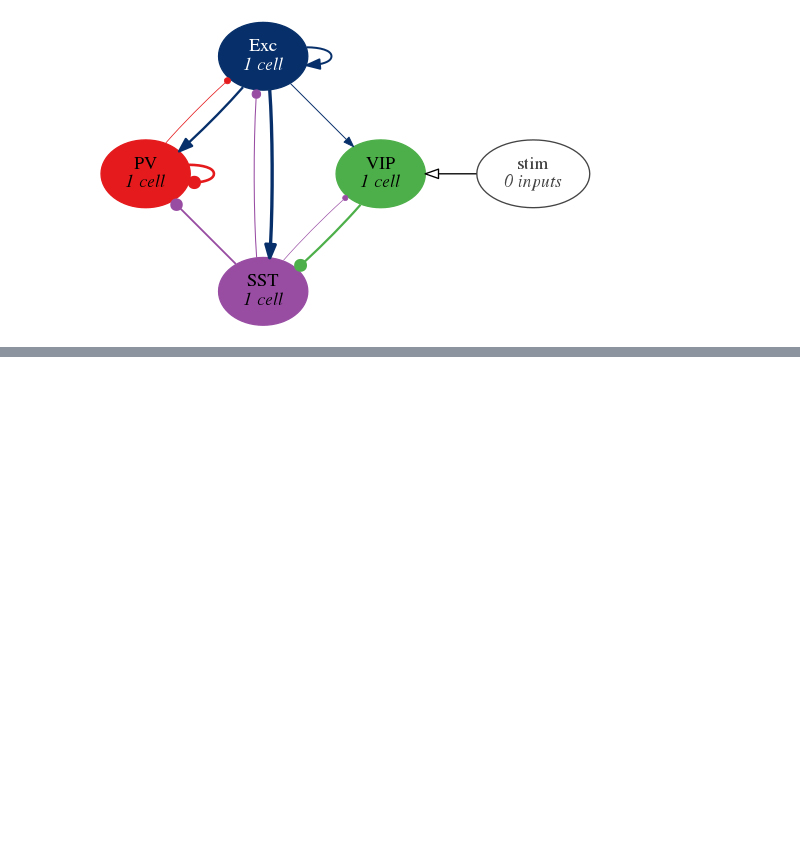
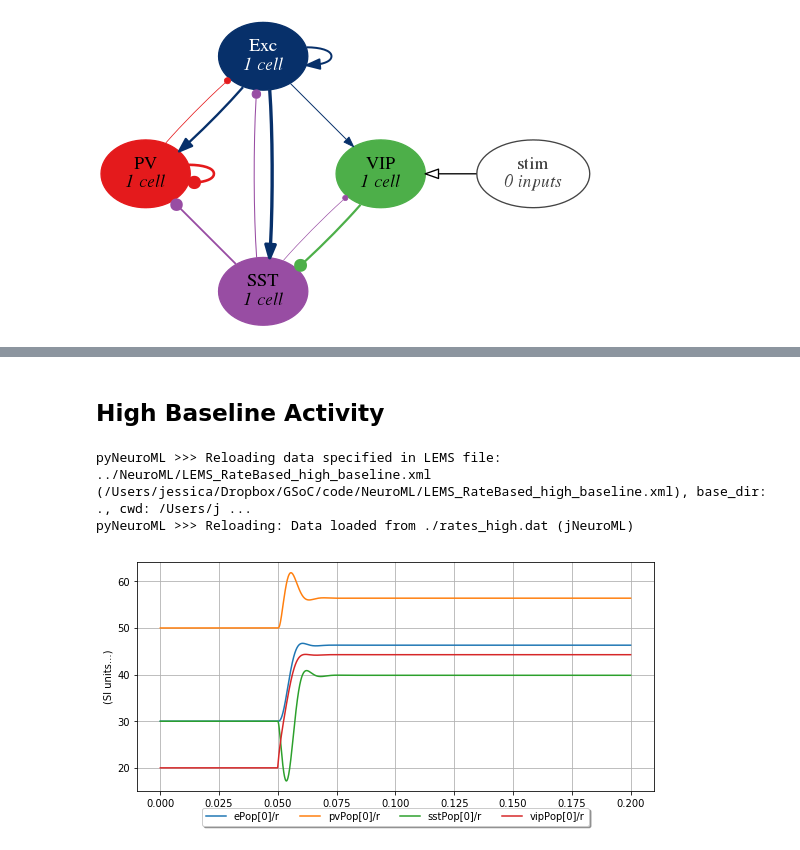
Before and after one commit to OpenSourceBrain/del-Molino2017, a Jupyter notebook: notebooks/Figure1.ipynb, the cells around one changed output, grey strips where cells are left out. Cells and saved outputs as stored; diff of their text form; code cells hidden in the pictures; blank space fills up the shorter version.

```diff
--- a/notebooks/Figure1.ipynb
+++ b/notebooks/Figure1.ipynb
@@ -20,3 +43,12 @@ pyNeuroML >>> Reloading: Data loaded from ./rates.dat (jNeuroML)
+# %% [markdown]
+## High Baseline Activity
+# %%
+high_lems_file='../NeuroML/LEMS_RateBased_high_baseline.xml'
+high_results = pynml.run_lems_with_jneuroml(high_lems_file, nogui=True, load_saved_data=True, plot=True)
+# %% [output]
+pyNeuroML >>> Reloading data specified in LEMS file: ../NeuroML/LEMS_RateBased_high_baseline.xml (/Users/jessica/Dropbox/GSoC/code/NeuroML/LEMS_RateBased_high_baseline.xml), base_dir: ., cwd: /Users/j ...
+pyNeuroML >>> Reloading: Data loaded from ./rates_high.dat (jNeuroML)
+[figure, added]
 # %%
 # reproduce Fig 1c - Low Baseline activity
 
```
Also changed, not shown: parts of 9 cells of this notebook.
